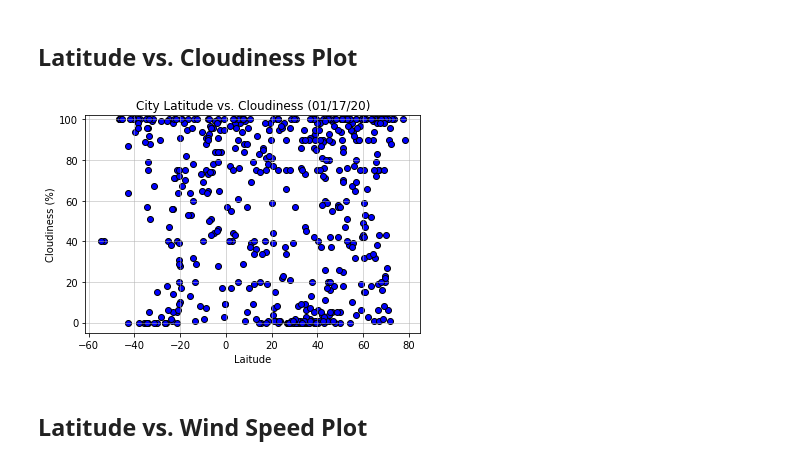
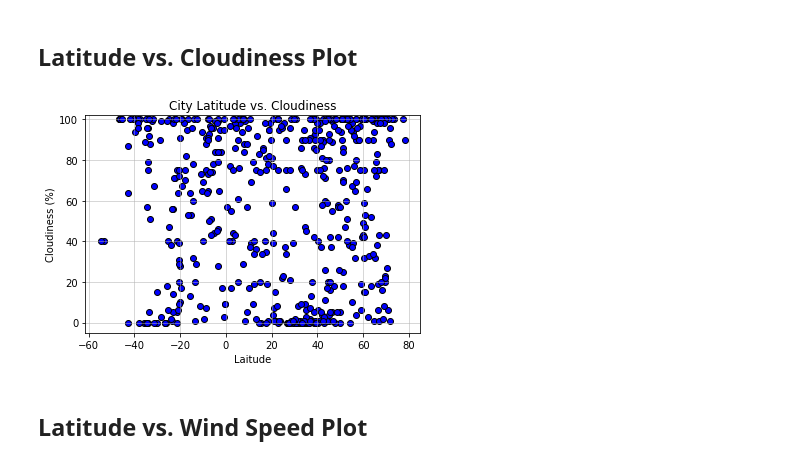
Before and after one commit to tran247/python-api-challenge, a Jupyter notebook: Instructions/starter_code/WeatherPy.ipynb, the cells around one changed output. Drawn from its saved outputs; the diff is of its cells as text; code cells hidden in the pictures.

```diff
--- a/Instructions/starter_code/WeatherPy.ipynb
+++ b/Instructions/starter_code/WeatherPy.ipynb
@@ -220,25 +220,25 @@ plt.savefig("../Images/City Latitude vs Humidity.png")
 # %%
 #Latitude vs. Cloudiness Plot
 plt.scatter(weather_dict["Lat"], weather_dict["Cloudiness"], facecolor = "blue", edgecolor = "black")
 
 #title
-plt.title("City Latitude vs. Cloudiness (01/17/20)")
+plt.title("City Latitude vs. Cloudiness")
 
 #x axis
 plt.xlabel("Laitude")
 
 #y axis
 plt.ylabel("Cloudiness (%)")
 
 # Set y axis limit
 plt.ylim(-5,102)
 
 
 plt.grid(linestyle='-', linewidth=1, alpha = 0.5)
 
 #save
 plt.savefig("../Images/City Latitude vs Cloudiness.png")
 # %% [output]
-[figure, old version]
+[figure, new version]
 # %% [markdown]
 ## Latitude vs. Wind Speed Plot
```
Also changed, not shown: parts of 1 cell of this notebook, 2 other files.
